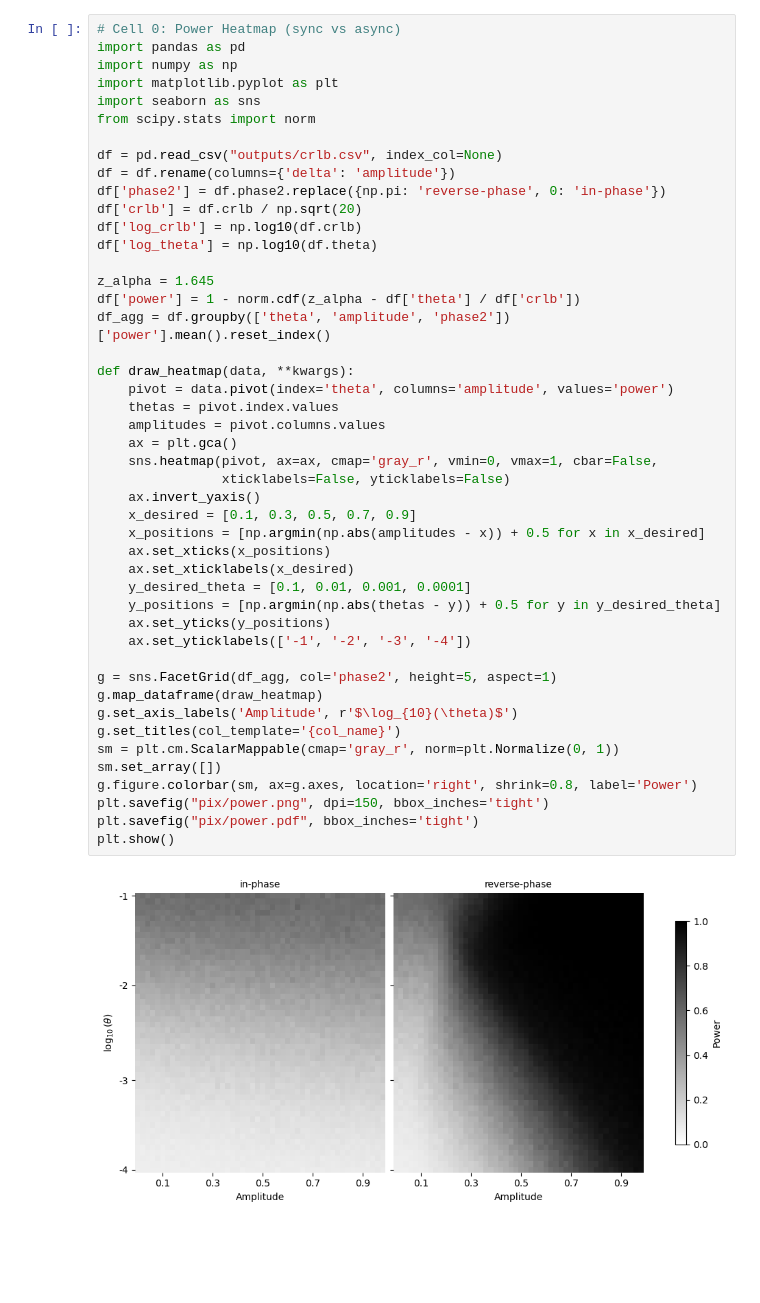
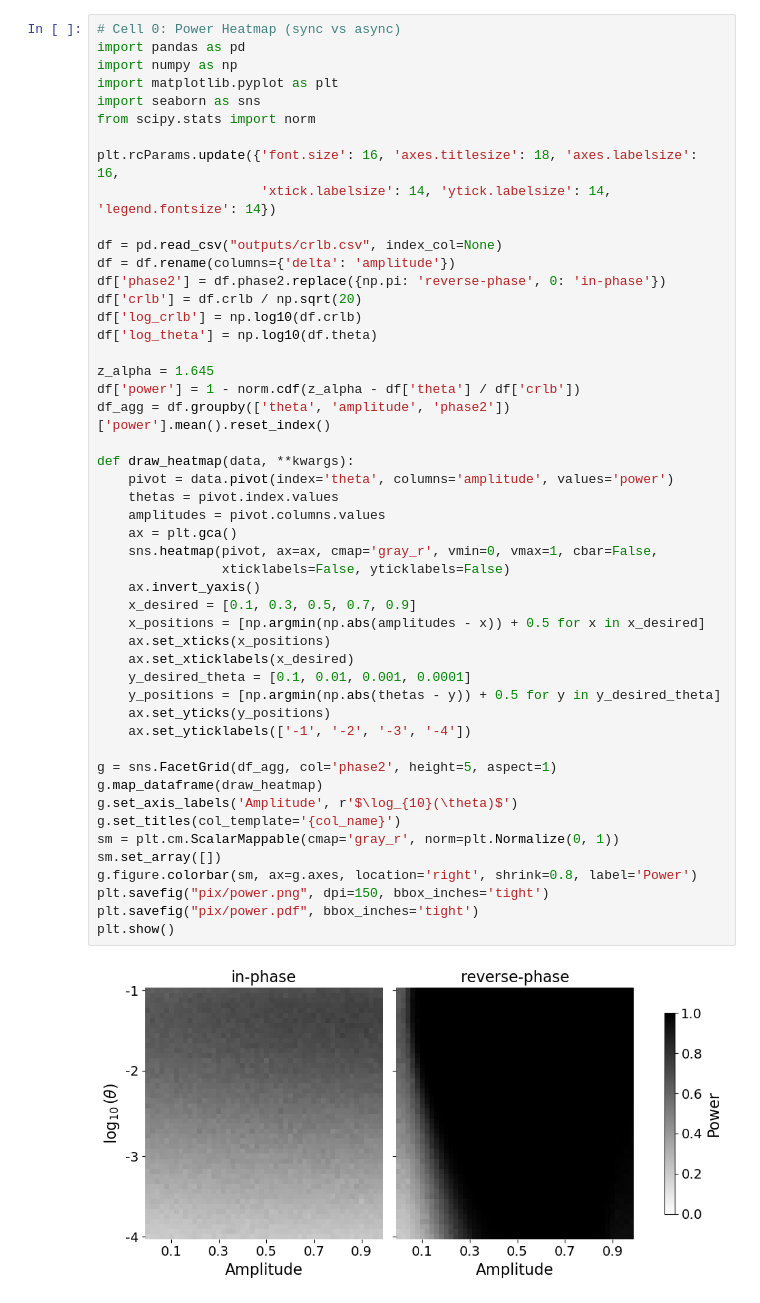
Before and after one commit to yairdaon/contacts, a Jupyter notebook: visualization_notebook.ipynb, the cells around one changed output. Saved outputs shown, nothing was run; the diff lists cells and outputs as text; blank space fills up the shorter version.

```diff
--- a/visualization_notebook.ipynb
+++ b/visualization_notebook.ipynb
@@ -5,6 +5,9 @@ import numpy as np
 import matplotlib.pyplot as plt
 import seaborn as sns
 from scipy.stats import norm
+
+plt.rcParams.update({'font.size': 16, 'axes.titlesize': 18, 'axes.labelsize': 16,
+                     'xtick.labelsize': 14, 'ytick.labelsize': 14, 'legend.fontsize': 14})
 
 df = pd.read_csv("outputs/crlb.csv", index_col=None)
 df = df.rename(columns={'delta': 'amplitude'})
@@ -18,34 +21,34 @@ df['power'] = 1 - norm.cdf(z_alpha - df['theta'] / df['crlb'])
 df_agg = df.groupby(['theta', 'amplitude', 'phase2'])['power'].mean().reset_index()
 
 def draw_heatmap(data, **kwargs):
     pivot = data.pivot(index='theta', columns='amplitude', values='power')
     thetas = pivot.index.values
     amplitudes = pivot.columns.values
     ax = plt.gca()
     sns.heatmap(pivot, ax=ax, cmap='gray_r', vmin=0, vmax=1, cbar=False,
                 xticklabels=False, yticklabels=False)
     ax.invert_yaxis()
     x_desired = [0.1, 0.3, 0.5, 0.7, 0.9]
     x_positions = [np.argmin(np.abs(amplitudes - x)) + 0.5 for x in x_desired]
     ax.set_xticks(x_positions)
     ax.set_xticklabels(x_desired)
     y_desired_theta = [0.1, 0.01, 0.001, 0.0001]
     y_positions = [np.argmin(np.abs(thetas - y)) + 0.5 for y in y_desired_theta]
     ax.set_yticks(y_positions)
     ax.set_yticklabels(['-1', '-2', '-3', '-4'])
 
 g = sns.FacetGrid(df_agg, col='phase2', height=5, aspect=1)
 g.map_dataframe(draw_heatmap)
 g.set_axis_labels('Amplitude', r'$\log_{10}(\theta)$')
 g.set_titles(col_template='{col_name}')
 sm = plt.cm.ScalarMappable(cmap='gray_r', norm=plt.Normalize(0, 1))
 sm.set_array([])
 g.figure.colorbar(sm, ax=g.axes, location='right', shrink=0.8, label='Power')
 plt.savefig("pix/power.png", dpi=150, bbox_inches='tight')
 plt.savefig("pix/power.pdf", bbox_inches='tight')
 plt.show()
 # %% [output]
-[figure, old version]
+[figure, new version]
 # %%
 # Cell 1: CRLB Ratio Heatmap (sync / unsync)
 import pandas as pd
```
Also changed, not shown: parts of 7 cells of this notebook, 4 other files.
